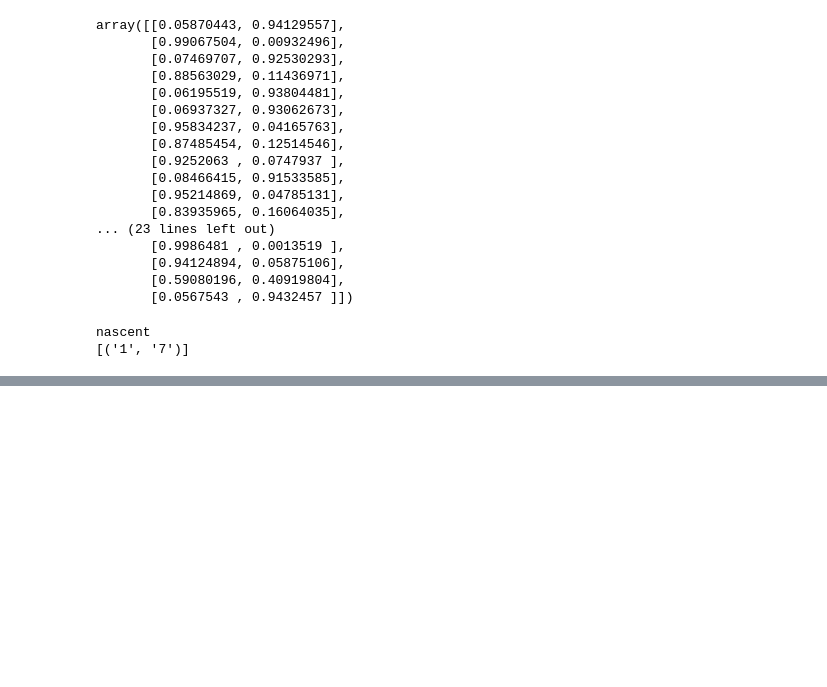
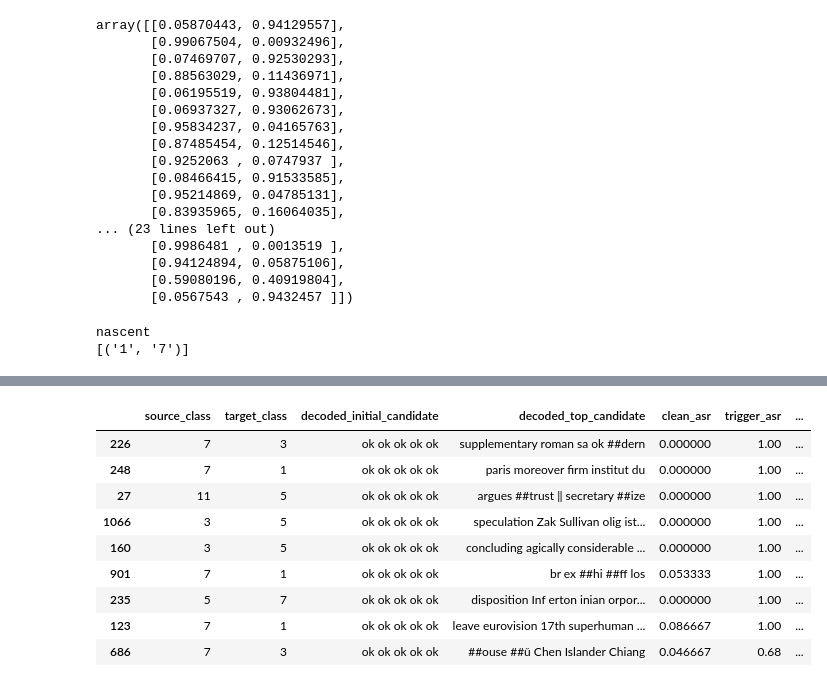
Before and after one commit to utrerf/TrojAI, a Jupyter notebook: NLP/round7/results_plots.ipynb, the cells around one changed output, grey strips where cells are left out. Cells and saved outputs as stored; diff of their text form; code cells hidden in the pictures; blank space fills up the shorter version.

```diff
--- a/NLP/round7/results_plots.ipynb
+++ b/NLP/round7/results_plots.ipynb
@@ -258,0 +313,13 @@ filtered_df
+# %%
+df_filtered[df_filtered.triggers_0_trigger_executor_name=='word2'].sort_values('testing_loss')
+# %% [output]
+|  | source_class | target_class | decoded_initial_candidate | decoded_top_candidate | clean_asr | trigger_asr | ... |
+| 226 | 7 | 3 | ok ok ok ok ok | supplementary roman sa ok ##dern | 0.000000 | 1.00 | ... |
+| 248 | 7 | 1 | ok ok ok ok ok | paris moreover firm institut du | 0.000000 | 1.00 | ... |
+| 27 | 11 | 5 | ok ok ok ok ok | argues ##trust ‖ secretary ##ize | 0.000000 | 1.00 | ... |
+| 1066 | 3 | 5 | ok ok ok ok ok | speculation Zak Sullivan olig ist... | 0.000000 | 1.00 | ... |
+| 160 | 3 | 5 | ok ok ok ok ok | concluding agically considerable ... | 0.000000 | 1.00 | ... |
+| 901 | 7 | 1 | ok ok ok ok ok | br ex ##hi ##ff los | 0.053333 | 1.00 | ... |
+| 235 | 5 | 7 | ok ok ok ok ok | disposition Inf erton inian orpor... | 0.000000 | 1.00 | ... |
+| 123 | 7 | 1 | ok ok ok ok ok | leave eurovision 17th superhuman ... | 0.086667 | 1.00 | ... |
+| 686 | 7 | 3 | ok ok ok ok ok | ##ouse ##ǔ Chen Islander Chiang | 0.046667 | 0.68 | ... |
```
Also changed, not shown: parts of 9 cells of this notebook, 3 other files.
